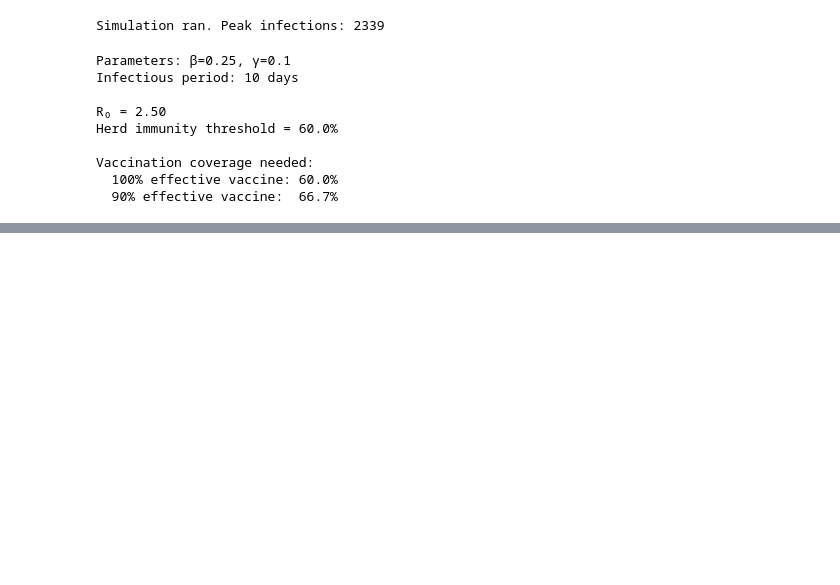
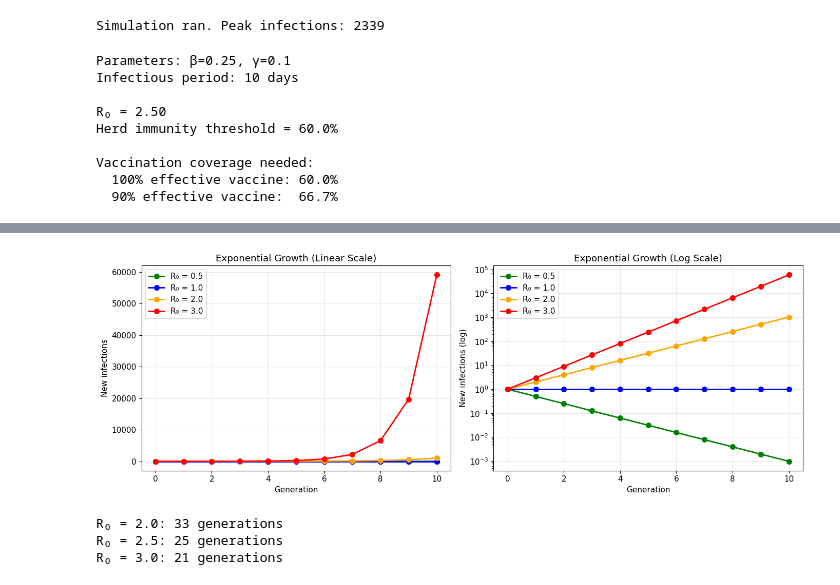
Before and after one commit to AhmedInv40/SIR-Epidemic-Model, a Jupyter notebook: SIR Epidemic Model.ipynb, the cells around one changed output, grey strips where cells are left out. Saved outputs shown, nothing was run; the diff lists cells and outputs as text; code cells hidden in the pictures; blank space fills up the shorter version.

```diff
--- a/SIR Epidemic Model.ipynb
+++ b/SIR Epidemic Model.ipynb
@@ -354,0 +638,43 @@ Vaccination coverage needed:
+# %%
+# Exponential growth visualization
+
+def show_exponential_growth(R0_list=[0.5, 1.0, 2.0, 3.0], generations=10):
+    """Show how R0 affects exponential growth."""
+
+    fig, axes = plt.subplots(1, 2, figsize=(14, 5))
+
+    colors = ['green', 'blue', 'orange', 'red']
+
+    for R0, color in zip(R0_list, colors):
+        gens = np.arange(0, generations + 1)
+        infections = R0 ** gens
+
+        axes[0].plot(gens, infections, 'o-', lw=2, ms=7, label=f'R₀ = {R0}', color=color)
+        axes[1].semilogy(gens, infections, 'o-', lw=2, ms=7, label=f'R₀ = {R0}', color=color)
+
+    axes[0].set_xlabel('Generation')
+    axes[0].set_ylabel('New infections')
+    axes[0].set_title('Exponential Growth (Linear Scale)')
+    axes[0].legend()
+
+    axes[1].set_xlabel('Generation')
+    axes[1].set_ylabel('New infections (log)')
+    axes[1].set_title('Exponential Growth (Log Scale)')
+    axes[1].legend()
+
+    plt.tight_layout()
+    plt.show()
+
+    print()
+    world = 7.8e9
+    for R0 in [2.0, 2.5, 3.0]:
+        n = np.log(world) / np.log(R0)
+        print(f"R₀ = {R0}: {n:.0f} generations")
+
+
+show_exponential_growth()
+# %% [output]
+[figure, added]
+R₀ = 2.0: 33 generations
+R₀ = 2.5: 25 generations
+R₀ = 3.0: 21 generations
```
Also changed, not shown: parts of 13 cells of this notebook.
